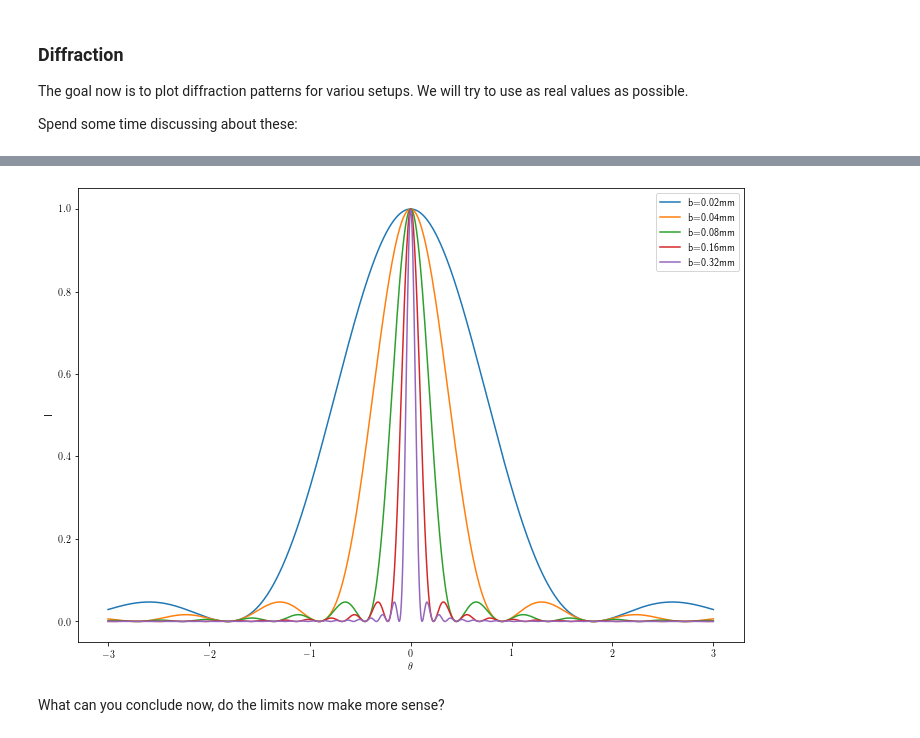
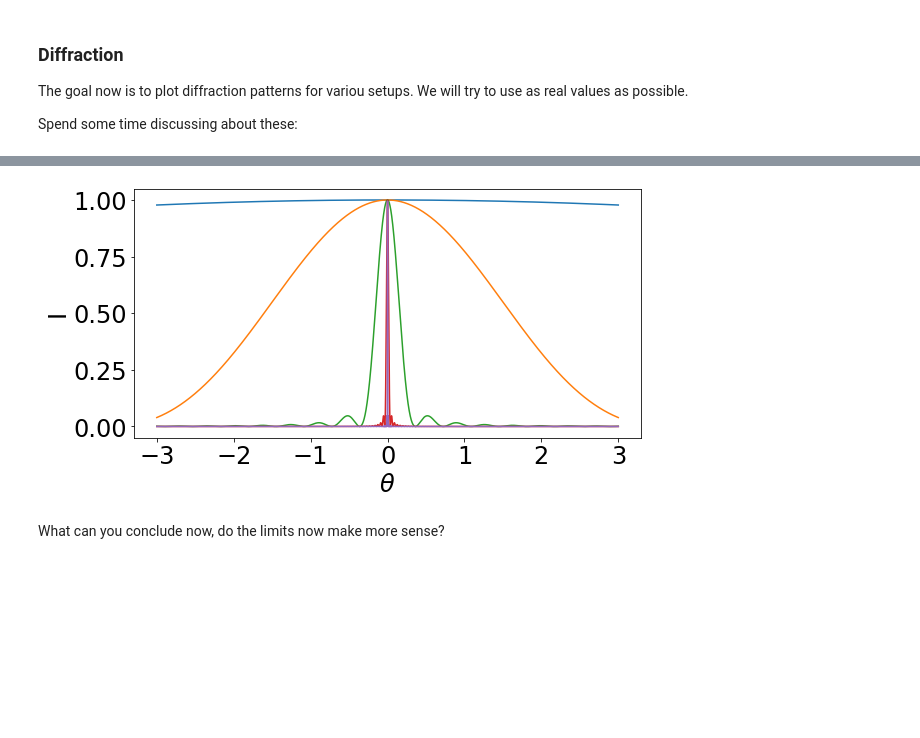
Before and after one commit to ivanzmilic/phys_4510_fall2021, a Jupyter notebook: diffraction.ipynb, the cells around one changed output, grey strips where cells are left out. Cells and saved outputs as stored; diff of their text form; code cells hidden in the pictures; blank space fills up the shorter version.

```diff
--- a/diffraction.ipynb
+++ b/diffraction.ipynb
@@ -20,18 +20,18 @@ The goal now is to plot diffraction patterns for variou setups. We will try to u
 
 Spend some time discussing about these:
 # %%
-b = 0.1E-3 # width of the slit
+b = 0.04E-3 # width of the slit
 
 R = 2 # distance to the screen in meters
 
 llambda = 632.8E-9 # wavelengt of the laser in m # This is actually He-Ne laser ;)
 
 
-theta = np.linspace(-3,3,1000) # angle in degrees, avoid zero on purpose
+theta = np.linspace(-3,3,20000) # angle in degrees, avoid zero on purpose
 
 k = 2*np.pi/llambda
 
-beta = k * b * theta * np.pi/180.0 / 2.
+beta = k * b * theta  / 2. *  np.pi / 180.0
 
 I = (np.sin(beta)/beta)**2.0 # Diffraction pattern. That is: Distribution of the irradiance with angle
 # %%
@@ -59,25 +59,25 @@ Text(0, 0.5, 'I')
 # %%
 # Works!
 # We can now try the same using different diameters.
 
-b = 0.02E-3 # This is very narrow :)
+b = 0.001E-3 # This is very narrow :)
 
-plt.figure(figsize=[10,7])
+plt.figure(figsize=[9,5])
 k = 2*np.pi/llambda
 
 for i in range(0,5):
 
     beta = k * b * theta * np.pi/180.0 / 2.
     I = (np.sin(beta)/beta)**2.0
     plt.plot(theta,I,label='b='+str(b*1E3)+'mm')
-    b*=2.0
+    b*=10.0
 
 plt.xlabel("$\\theta$")
 plt.ylabel("I")
-plt.legend()
+#plt.legend()
 plt.tight_layout()
 # %% [output]
-[figure, old version]
+[figure, new version]
 # %% [markdown]
 What can you conclude now, do the limits now make more sense?
 # %%
```
Also changed, not shown: parts of 7 cells of this notebook, 3 other files.
